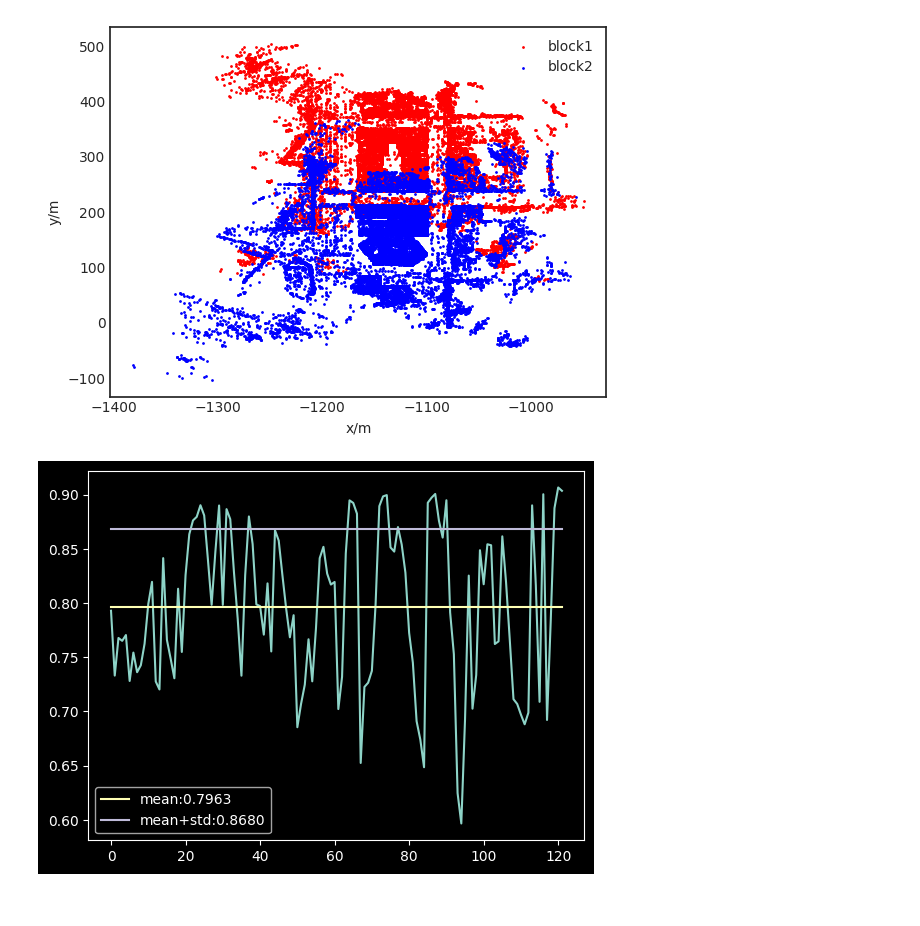
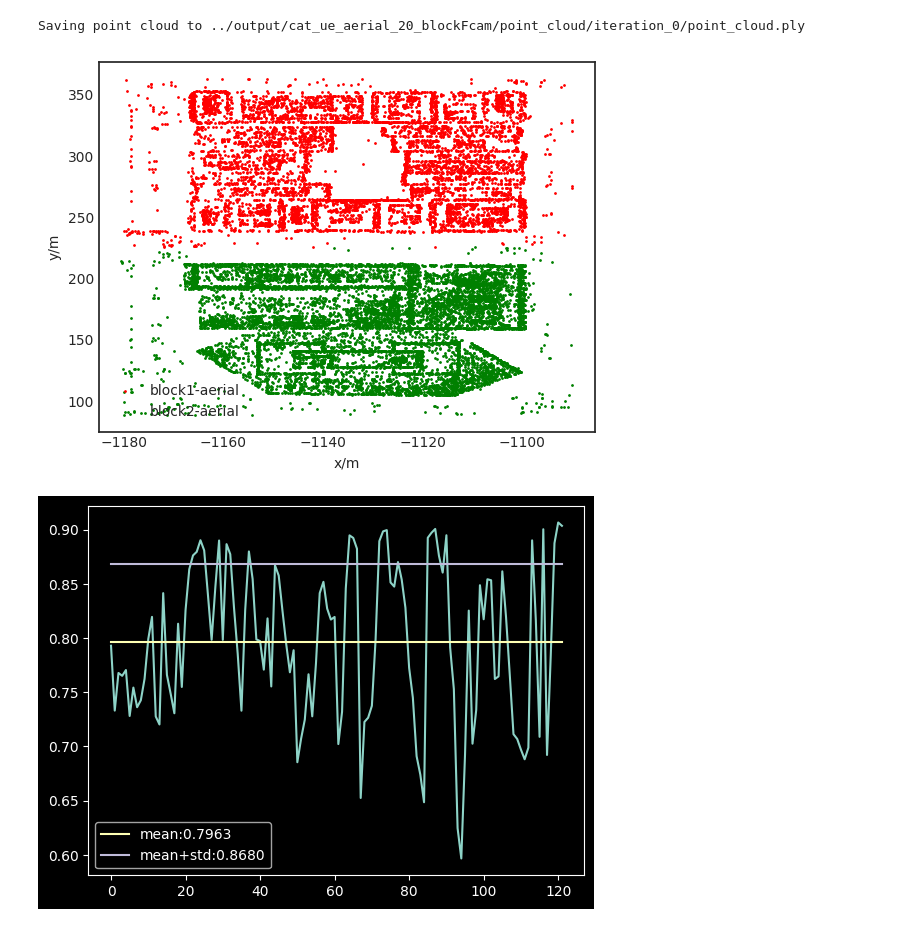
Before and after one commit to DekuLiuTesla/CityGaussian, a Jupyter notebook: notebooks/merge_analysis.ipynb, the cells around one changed output. Cells and saved outputs as stored; diff of their text form; code cells hidden in the pictures.

Commit message:
update visualization

```diff
--- a/notebooks/merge_analysis.ipynb
+++ b/notebooks/merge_analysis.ipynb
@@ -104,31 +105,53 @@ assert lp1.sh_degree == lp2.sh_degree, "Two blocks should have the same sh_degre
 sh_degree = lp1.sh_degree
 fused_gaussians = GaussianModel(sh_degree)
 
+range_gs1 = [-1180.53, -1089.98, 225.5, 363.143]  # min_x, max_x, min_y, max_y
+range_gs2 = [-1180.53, -1089.98, 88.6456, 225.5]  # min_x, max_x, min_y, max_y
+gs1_mask = (gaussians1._xyz[:, 0] > range_gs1[0]) & (gaussians1._xyz[:, 0] < range_gs1[1]) & \
+           (gaussians1._xyz[:, 1] > range_gs1[2]) & (gaussians1._xyz[:, 1] < range_gs1[3])
+gs2_mask = (gaussians2._xyz[:, 0] > range_gs2[0]) & (gaussians2._xyz[:, 0] < range_gs2[1]) & \
+           (gaussians2._xyz[:, 1] > range_gs2[2]) & (gaussians2._xyz[:, 1] < range_gs2[3])
+
 # Fuse properties of two blocks
-fused_gaussians._xyz = torch.cat([gaussians1._xyz, gaussians2._xyz], dim=0)
-fused_gaussians._features_dc = torch.cat([gaussians1._features_dc, gaussians2._features_dc], dim=0)
-fused_gaussians._features_rest = torch.cat([gaussians1._features_rest, gaussians2._features_rest], dim=0)
-fused_gaussians._scaling = torch.cat([gaussians1._scaling, gaussians2._scaling], dim=0)
-fused_gaussians._rotation = torch.cat([gaussians1._rotation, gaussians2._rotation], dim=0)
-fused_gaussians._opacity = torch.cat([gaussians1._opacity, gaussians2._opacity], dim=0)
-fused_gaussians.max_radii2D = torch.cat([gaussians1.max_radii2D, gaussians2.max_radii2D], dim=0)
+# fused_gaussians._xyz = torch.cat([gaussians1._xyz, gaussians2._xyz], dim=0)
+# fused_gaussians._features_dc = torch.cat([gaussians1._features_dc, gaussians2._features_dc], dim=0)
+# fused_gaussians._features_rest = torch.cat([gaussians1._features_rest, gaussians2._features_rest], dim=0)
+# fused_gaussians._scaling = torch.cat([gaussians1._scaling, gaussians2._scaling], dim=0)
+# fused_gaussians._rotation = torch.cat([gaussians1._rotation, gaussians2._rotation], dim=0)
+# fused_gaussians._opacity = torch.cat([gaussians1._opacity, gaussians2._opacity], dim=0)
+# fused_gaussians.max_radii2D = torch.cat([gaussians1.max_radii2D, gaussians2.max_radii2D], dim=0)
 
-save_path = os.path.join(save_dir, "point_cloud", "iteration_" + str(iteration), "point_cloud.ply")
+# save_path = os.path.join(save_dir, "point_cloud", "iteration_" + str(iteration), "point_cloud.ply")
+# fused_gaussians.save_ply(save_path)
+# print(f"Saving point cloud to {save_path}")
+
+# Fuse properties of two blocks with mask
+fused_gaussians._xyz = torch.cat([gaussians1._xyz[gs1_mask], gaussians2._xyz[gs2_mask]], dim=0)
+fused_gaussians._features_dc = torch.cat([gaussians1._features_dc[gs1_mask], gaussians2._features_dc[gs2_mask]], dim=0)
+fused_gaussians._features_rest = torch.cat([gaussians1._features_rest[gs1_mask], gaussians2._features_rest[gs2_mask]], dim=0)
+fused_gaussians._scaling = torch.cat([gaussians1._scaling[gs1_mask], gaussians2._scaling[gs2_mask]], dim=0)
+fused_gaussians._rotation = torch.cat([gaussians1._rotation[gs1_mask], gaussians2._rotation[gs2_mask]], dim=0)
+fused_gaussians._opacity = torch.cat([gaussians1._opacity[gs1_mask], gaussians2._opacity[gs2_mask]], dim=0)
+fused_gaussians.max_radii2D = torch.cat([gaussians1.max_radii2D[gs1_mask], gaussians2.max_radii2D[gs2_mask]], dim=0)
+
+save_path = os.path.join(save_dir, "point_cloud", "iteration_" + str(0), "point_cloud.ply")
 fused_gaussians.save_ply(save_path)
 print(f"Saving point cloud to {save_path}")
+# %% [output]
+Saving point cloud to ../output/cat_ue_aerial_20_blockFcam/point_cloud/iteration_0/point_cloud.ply
 # %%
 # show area of two blocks under BEV
 plt.figure()
 plt.style.use('seaborn-white')
-plt.scatter(gaussians1._xyz[::100, 0].detach().cpu(), gaussians1._xyz[::100, 1].detach().cpu(), s=1, c='r', label='block1-aerial')
-plt.scatter(gaussians2._xyz[::100, 0].detach().cpu(), gaussians2._xyz[::100, 1].detach().cpu(), s=1, c='g', label='block2-aerial')
-plt.scatter(gaussians3._xyz[::100, 0].detach().cpu(), gaussians3._xyz[::100, 1].detach().cpu(), s=1, c='b', label='block2-street')
+plt.scatter(gaussians1._xyz[gs1_mask][::100, 0].detach().cpu(), gaussians1._xyz[gs1_mask][::100, 1].detach().cpu(), s=1, c='r', label='block1-aerial')
+plt.scatter(gaussians2._xyz[gs2_mask][::100, 0].detach().cpu(), gaussians2._xyz[gs2_mask][::100, 1].detach().cpu(), s=1, c='g', label='block2-aerial')
+# plt.scatter(gaussians3._xyz[::100, 0].detach().cpu(), gaussians3._xyz[::100, 1].detach().cpu(), s=1, c='b', label='block2-street')
 plt.legend()
 plt.xlabel('x/m')
 plt.ylabel('y/m')
 plt.show()
 # %% [output]
-[figure, old version]
+[figure, new version]
 # %%
 with torch.no_grad():
     views1 = scene1.getTestCameras()  # getTrainCameras, getTestCameras
```
Also changed, not shown: 1 other file.
